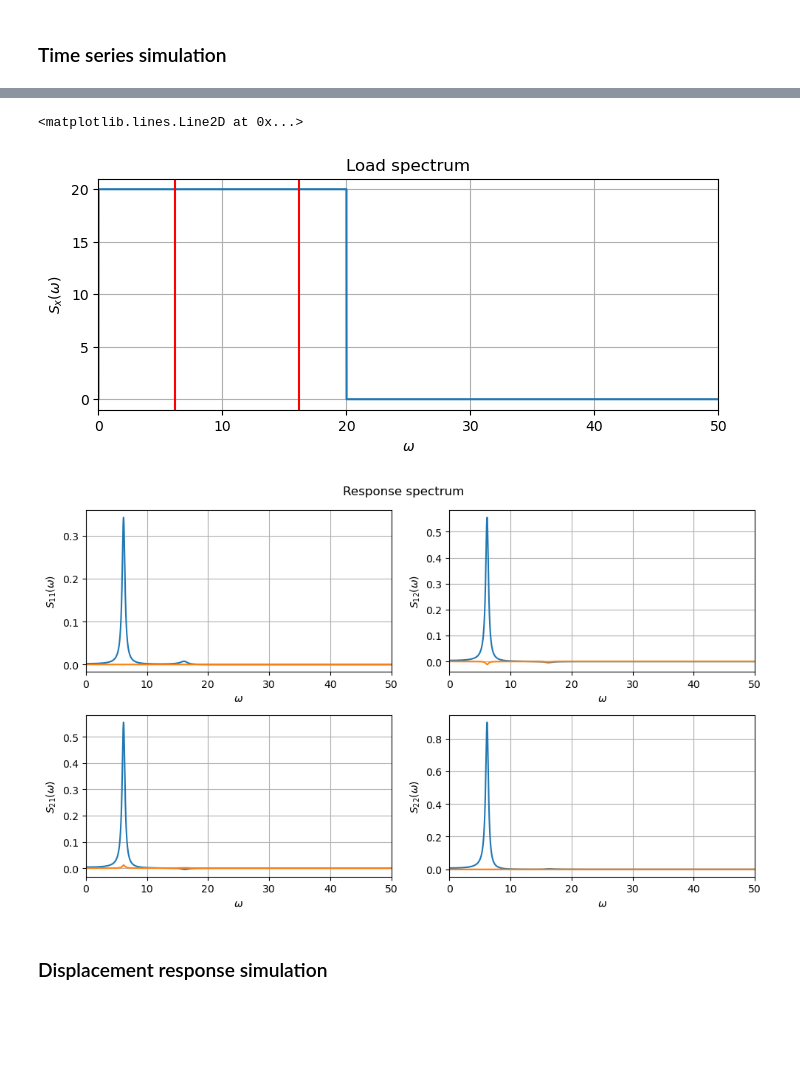
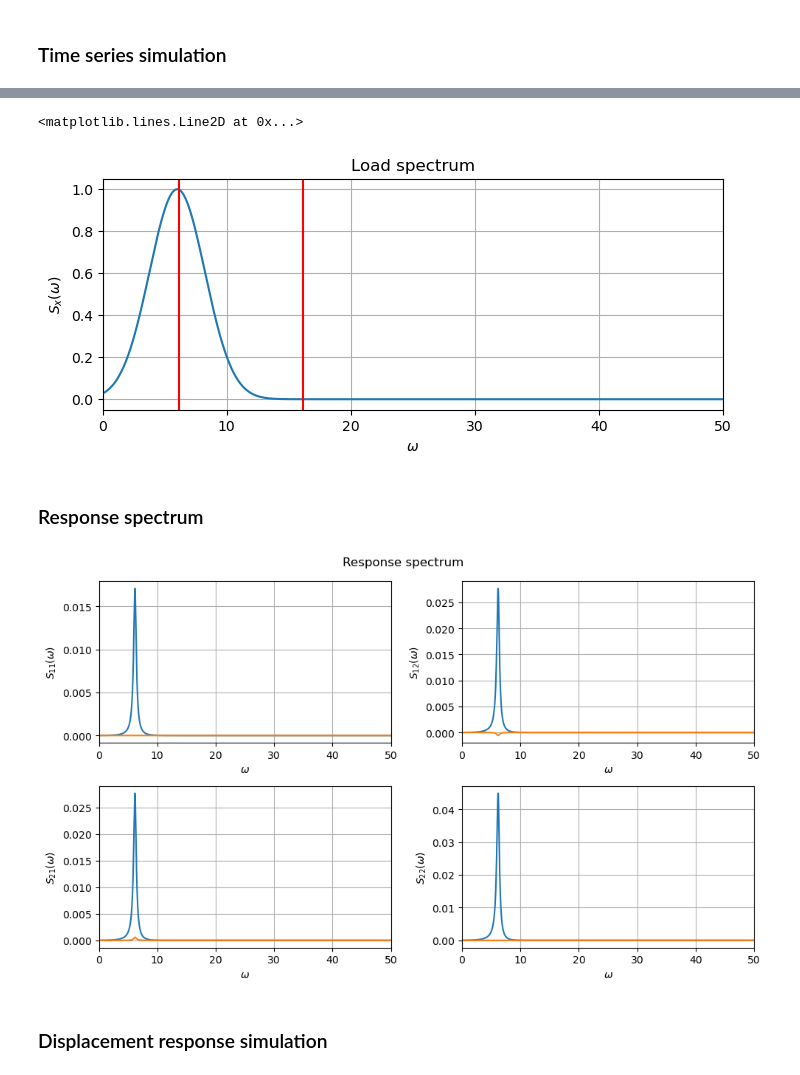
Before and after one commit to oiseth/TKT4108StructuralDynamics2, a Jupyter notebook: python/jupyterNotebooks/Example 5_1 Narrowbanded processes.ipynb, the cells around one changed output, grey strips where cells are left out. Cells and saved outputs as stored; diff of their text form; code cells hidden in the pictures; blank space fills up the shorter version.

```diff
--- a/python/jupyterNotebooks/Example 5_1 Narrowbanded processes.ipynb
+++ b/python/jupyterNotebooks/Example 5_1 Narrowbanded processes.ipynb
@@ -98,33 +99,33 @@ T=1000
 dt=0.01
 
 N=int(T/dt)
 
 t=np.arange(0,N,1)*dt # Time axis
 
 domega=2*np.pi/T # Frequency spacing
 omega_axis = np.arange(0,N,1)*domega # Frequency axis
 
 # Load spectrum
 
 # Rectangular spectrum
 Sx=np.zeros_like(omega_axis)
 Sx[(omega_axis>0) & (omega_axis<20)]=20
 
 # Wave-like spectrum
-#Sx =np.exp(-0.1*(omega_axis-6)**2)
-#Sx[0]=0
+Sx =np.exp(-0.1*(omega_axis-6)**2)
+Sx[0]=0
 
 plt.figure(figsize=(8,3))
 plt.plot(omega_axis,Sx)
 plt.grid()
 plt.ylabel('$S_x(\omega)$')
 plt.xlabel('$\omega$')
 plt.title('Load spectrum')
 #plt.yscale('log')
 plt.xlim(0,50)
 
 plt.axvline(omega_n[0],color='r')
 plt.axvline(omega_n[1],color='r')
 # %% [output]
 <matplotlib.lines.Line2D at 0x...>
-[figure, old version]
+[figure, new version]
@@ -133,3 +132,5 @@ plt.axvline(omega_n[1],color='r')
+# %% [markdown]
+### Response spectrum
 # %%
 Sy=np.zeros((2,2,len(omega_axis)),dtype=complex)
 for k in np.arange(len(omega_axis)):
@@ -137,7 +138,6 @@ for k in np.arange(len(omega_axis)):
     H=np.linalg.inv(tmp)
 
     Sx_tmp=np.array([[0,0],[0,Sx[k]]])
-
     Sy[:,:,k]=H @ Sx_tmp @ np.conj(H).T
 
 # Plot
@@ -155,7 +155,7 @@ for i in np.arange(2):
 fig.suptitle('Response spectrum')
 plt.tight_layout()
 # %% [output]
-[figure, old version]
+[figure, new version]
 # %% [markdown]
 ### Displacement response simulation
 # %%
```
Also changed, not shown: parts of 7 cells of this notebook, 1 other file.
